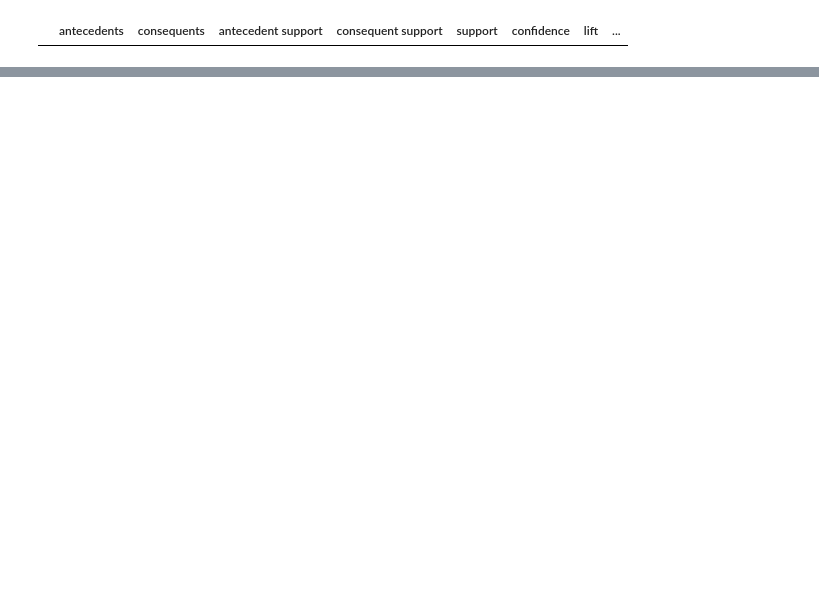
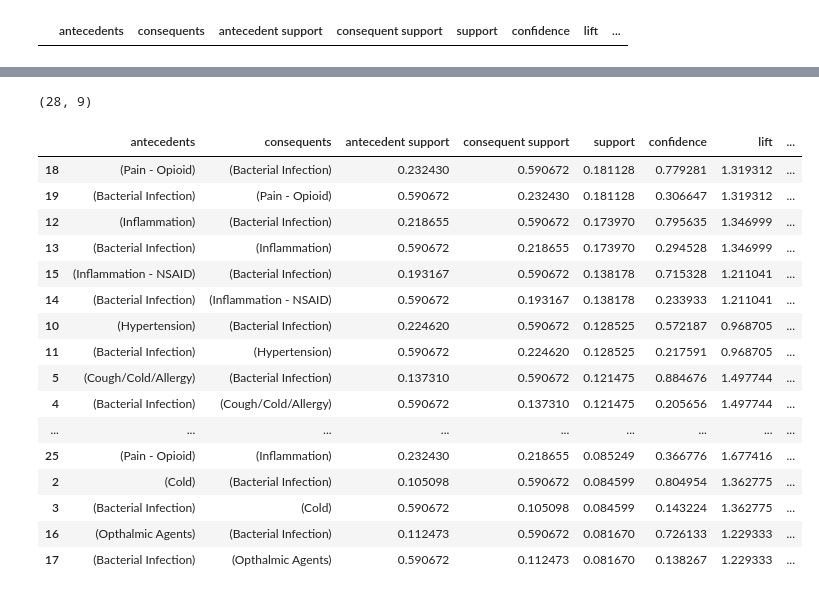
Before and after one commit to DorkNstein/data_modeling, a Jupyter notebook: market_basket_drug.ipynb, the cells around one changed output, grey strips where cells are left out. Saved outputs shown, nothing was run; the diff lists cells and outputs as text; code cells hidden in the pictures; blank space fills up the shorter version.

```diff
--- a/market_basket_drug.ipynb
+++ b/market_basket_drug.ipynb
@@ -158,3 +147,10 @@ rules[ (rules['lift'] >= 6) &
        (rules['confidence'] >= 0.8) ]
 # %% [output]
 |  | antecedents | consequents | antecedent support | consequent support | support | confidence | lift | ... |
+# %%
+basket_i = (df
+          .groupby(['person_code', 'drug_indication'])['id']
+          .count().unstack().reset_index().fillna(0)
+          .set_index('person_code'))
+
+basket_i.head(10)
@@ -160,0 +171,10 @@ rules[ (rules['lift'] >= 6) &
+# %%
+def encode_units(x):
+    if x <= 0:
+        return 0
+    if x >= 1:
+        return 1
+
+basket_sets_i = basket_i.applymap(encode_units)
+display(basket_sets_i.shape)
+basket_sets_i.head()
@@ -160,0 +191,5 @@ rules[ (rules['lift'] >= 6) &
+# %%
+frequent_itemsets_i = apriori(basket_sets_i, min_support=0.08, use_colnames=True)
+# frequent_itemsets['length'] = frequent_itemsets['itemsets'].apply(lambda x: len(x))
+# frequent_itemsets = frequent_itemsets[(frequent_itemsets['length'] == 2)]
+frequent_itemsets_i
@@ -160,0 +214,23 @@ rules[ (rules['lift'] >= 6) &
+# %%
+rules_i = association_rules(frequent_itemsets_i, metric="lift")
+display(rules_i.shape)
+rules_i.sort_values(['support','confidence', 'lift'], ascending=[False, False, False])
+# %% [output]
+(28, 9)
+|  | antecedents | consequents | antecedent support | consequent support | support | confidence | lift | ... |
+| 18 | (Pain - Opioid) | (Bacterial Infection) | 0.232430 | 0.590672 | 0.181128 | 0.779281 | 1.319312 | ... |
+| 19 | (Bacterial Infection) | (Pain - Opioid) | 0.590672 | 0.232430 | 0.181128 | 0.306647 | 1.319312 | ... |
+| 12 | (Inflammation) | (Bacterial Infection) | 0.218655 | 0.590672 | 0.173970 | 0.795635 | 1.346999 | ... |
+| 13 | (Bacterial Infection) | (Inflammation) | 0.590672 | 0.218655 | 0.173970 | 0.294528 | 1.346999 | ... |
+| 15 | (Inflammation - NSAID) | (Bacterial Infection) | 0.193167 | 0.590672 | 0.138178 | 0.715328 | 1.211041 | ... |
+| 14 | (Bacterial Infection) | (Inflammation - NSAID) | 0.590672 | 0.193167 | 0.138178 | 0.233933 | 1.211041 | ... |
+| 10 | (Hypertension) | (Bacterial Infection) | 0.224620 | 0.590672 | 0.128525 | 0.572187 | 0.968705 | ... |
+| 11 | (Bacterial Infection) | (Hypertension) | 0.590672 | 0.224620 | 0.128525 | 0.217591 | 0.968705 | ... |
+| 5 | (Cough/Cold/Allergy) | (Bacterial Infection) | 0.137310 | 0.590672 | 0.121475 | 0.884676 | 1.497744 | ... |
+| 4 | (Bacterial Infection) | (Cough/Cold/Allergy) | 0.590672 | 0.137310 | 0.121475 | 0.205656 | 1.497744 | ... |
+| ... | ... | ... | ... | ... | ... | ... | ... | ... |
+| 25 | (Pain - Opioid) | (Inflammation) | 0.232430 | 0.218655 | 0.085249 | 0.366776 | 1.677416 | ... |
+| 2 | (Cold) | (Bacterial Infection) | 0.105098 | 0.590672 | 0.084599 | 0.804954 | 1.362775 | ... |
+| 3 | (Bacterial Infection) | (Cold) | 0.590672 | 0.105098 | 0.084599 | 0.143224 | 1.362775 | ... |
+| 16 | (Opthalmic Agents) | (Bacterial Infection) | 0.112473 | 0.590672 | 0.081670 | 0.726133 | 1.229333 | ... |
+| 17 | (Bacterial Infection) | (Opthalmic Agents) | 0.590672 | 0.112473 | 0.081670 | 0.138267 | 1.229333 | ... |
```
Also changed, not shown: parts of 6 cells of this notebook.
